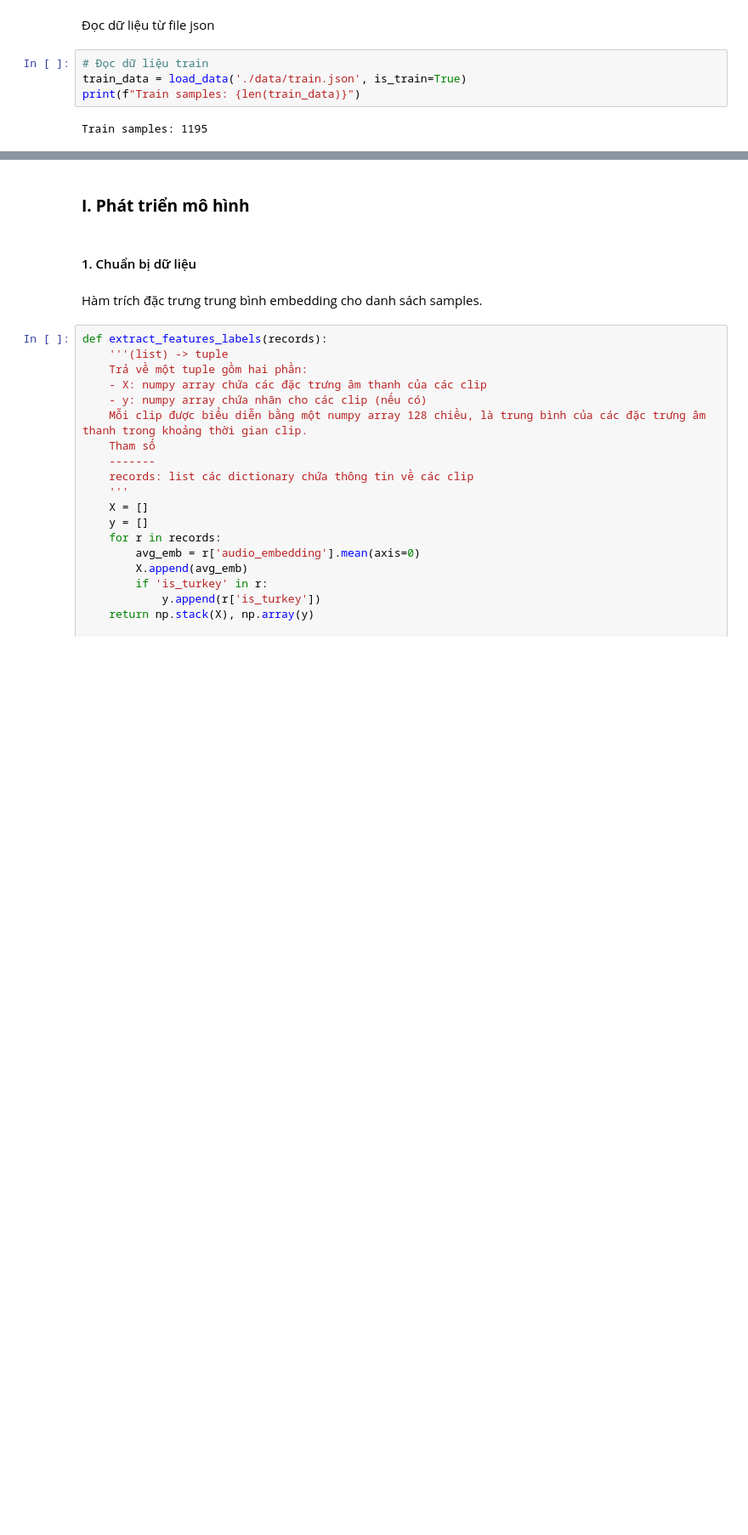
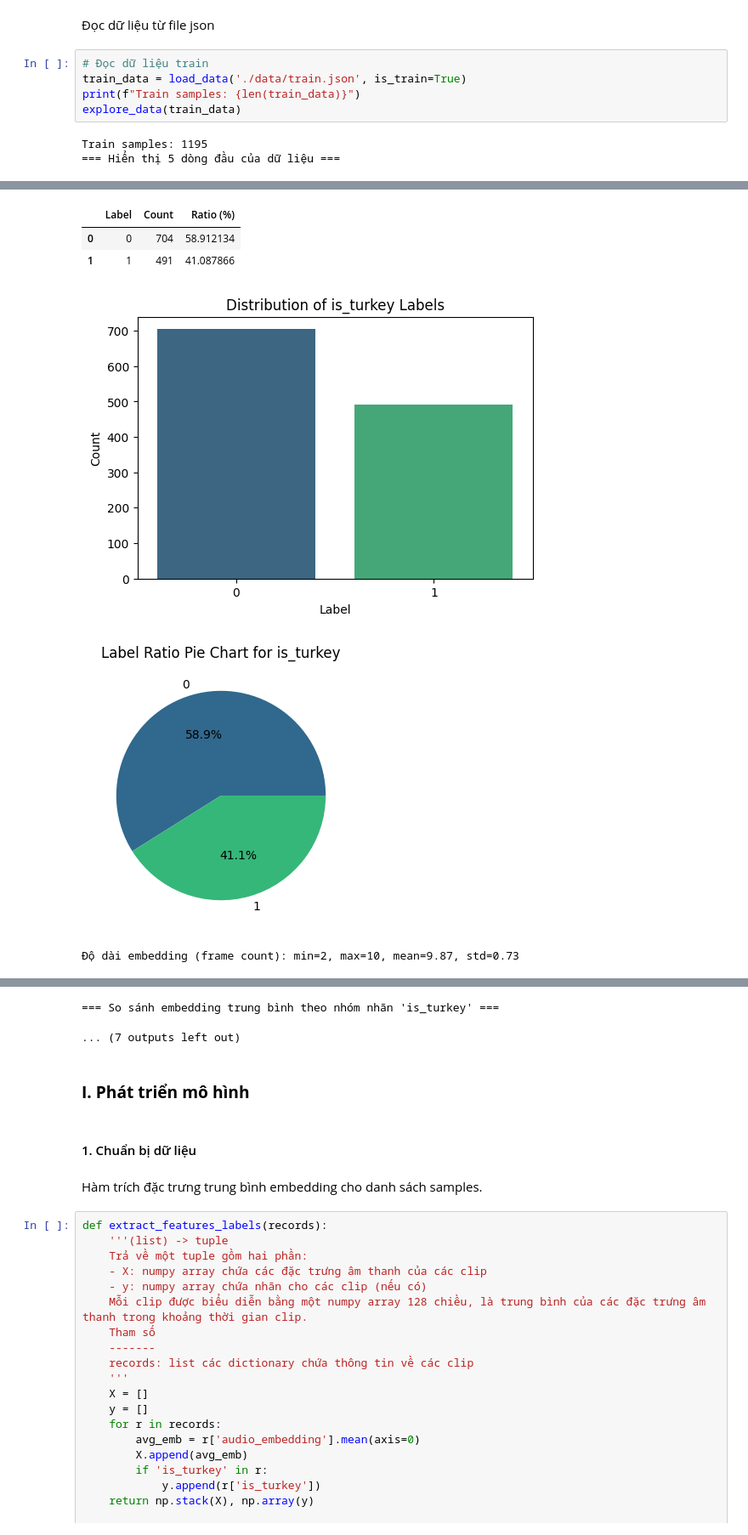
Before and after one commit to MyTruong28022004/Machine_Learning, a Jupyter notebook: Phase_1/22120422.ipynb, the cells around one changed output, grey strips where cells are left out. Shown: that part at 85% size. Saved outputs shown, nothing was run; the diff lists cells and outputs as text; blank space fills up the shorter version.

```diff
--- a/Phase_1/22120422.ipynb
+++ b/Phase_1/22120422.ipynb
@@ -76,5 +239,7 @@ def load_data(json_path, is_train=True):
 # Đọc dữ liệu train
 train_data = load_data('./data/train.json', is_train=True)
 print(f"Train samples: {len(train_data)}")
+explore_data(train_data)
 # %% [output]
 Train samples: 1195
+=== Hiển thị 5 dòng đầu của dữ liệu ===
@@ -80,0 +267,6 @@ Train samples: 1195
+|  | Label | Count | Ratio (%) |
+| 0 | 0 | 704 | 58.912134 |
+| 1 | 1 | 491 | 41.087866 |
+[figure, added]
+[figure, added]
+Độ dài embedding (frame count): min=2, max=10, mean=9.87, std=0.73
@@ -81,3 +277,5 @@ Train samples: 1195
+=== So sánh embedding trung bình theo nhóm nhãn 'is_turkey' ===
+... (7 outputs left out)
 # %% [markdown]
 ### **I. Phát triển mô hình**
 # %% [markdown]
```
Also changed, not shown: parts of 5 cells of this notebook, 5 other files.
